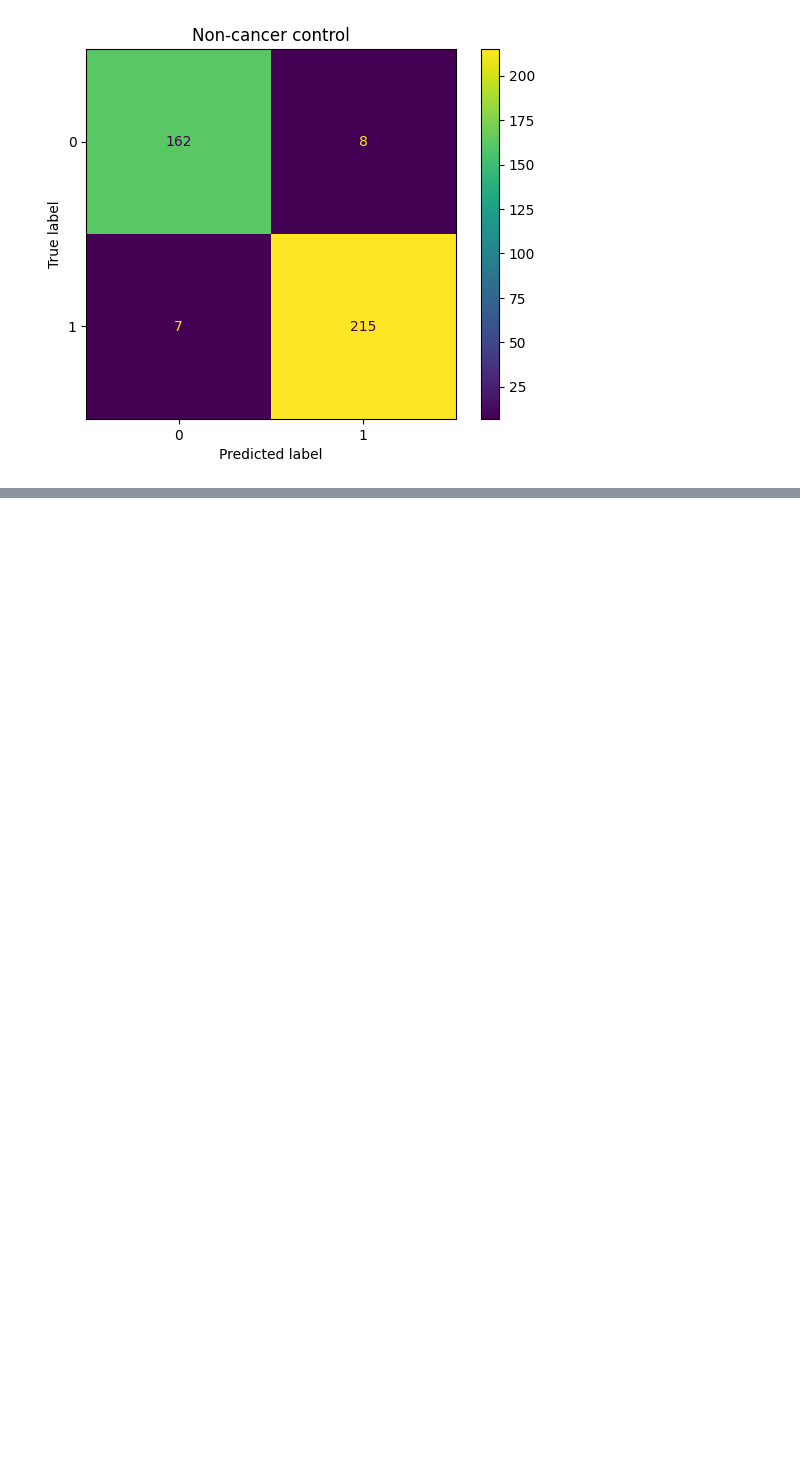
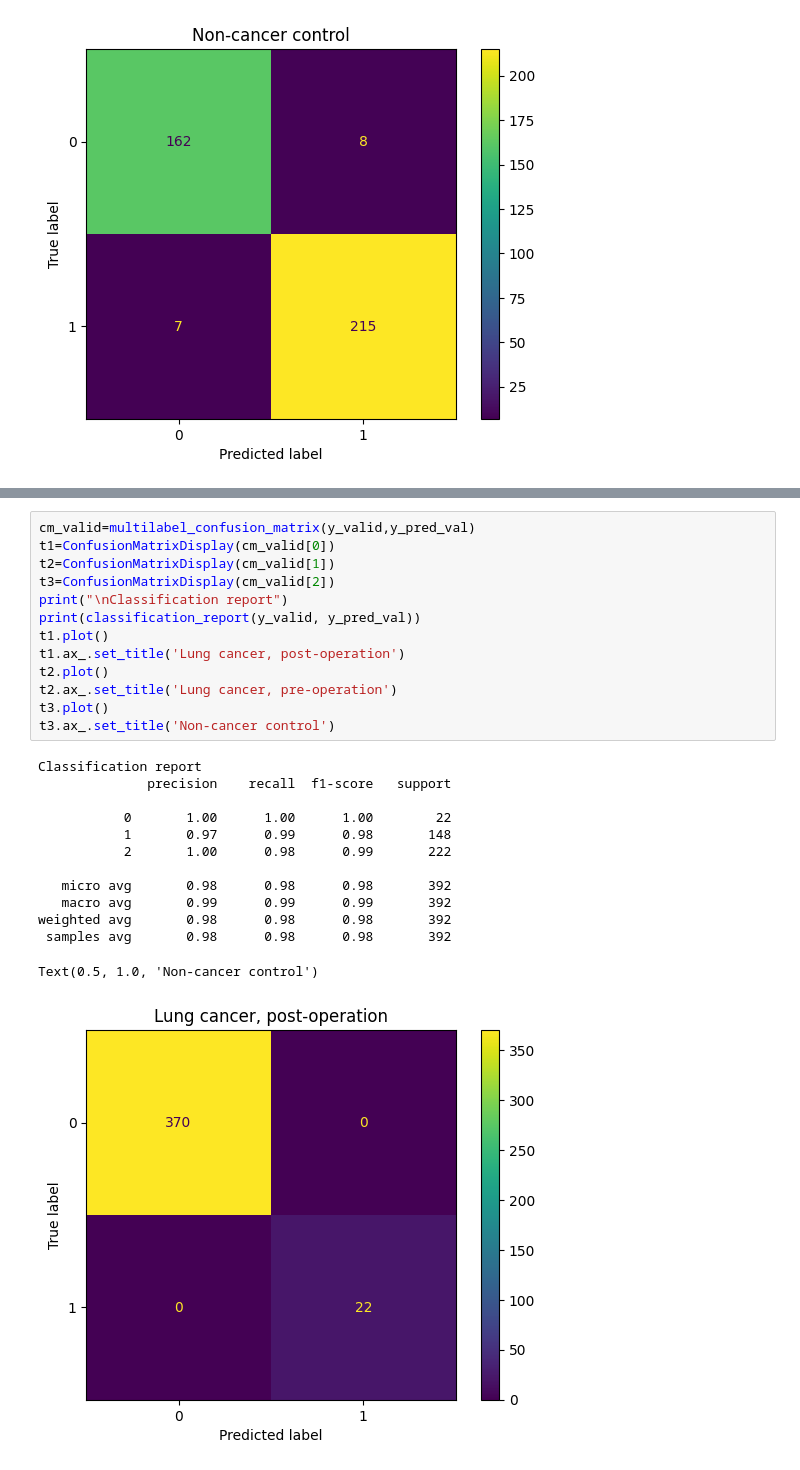
Before and after one commit to HabilAmardias/Lung-Cancer-Classification-Gene-Expression, a Jupyter notebook: main.ipynb, the cells around one changed output, grey strips where cells are left out. Saved outputs shown, nothing was run; the diff lists cells and outputs as text; blank space fills up the shorter version.

```diff
--- a/main.ipynb
+++ b/main.ipynb
@@ -405,0 +494,27 @@ f1_score(y_valid,y_pred_val,average='macro')
+# %%
+cm_valid=multilabel_confusion_matrix(y_valid,y_pred_val)
+t1=ConfusionMatrixDisplay(cm_valid[0])
+t2=ConfusionMatrixDisplay(cm_valid[1])
+t3=ConfusionMatrixDisplay(cm_valid[2])
+print("\nClassification report")
+print(classification_report(y_valid, y_pred_val))
+t1.plot()
+t1.ax_.set_title('Lung cancer, post-operation')
+t2.plot()
+t2.ax_.set_title('Lung cancer, pre-operation')
+t3.plot()
+t3.ax_.set_title('Non-cancer control')
+# %% [output]
+Classification report
+              precision    recall  f1-score   support
+
+           0       1.00      1.00      1.00        22
+           1       0.97      0.99      0.98       148
+           2       1.00      0.98      0.99       222
+
+   micro avg       0.98      0.98      0.98       392
+   macro avg       0.99      0.99      0.99       392
+weighted avg       0.98      0.98      0.98       392
+ samples avg       0.98      0.98      0.98       392
+Text(0.5, 1.0, 'Non-cancer control')
+[figure, added]
```
Also changed, not shown: parts of 39 cells of this notebook.
